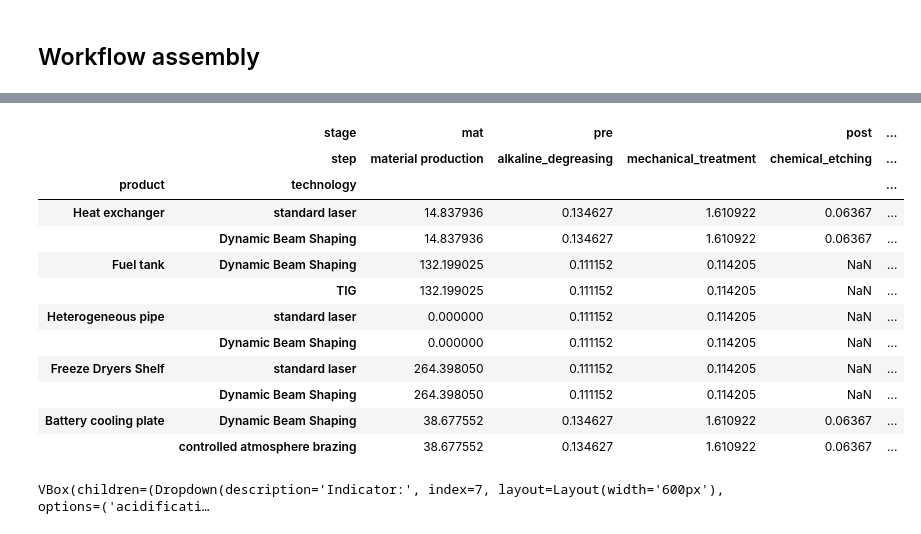
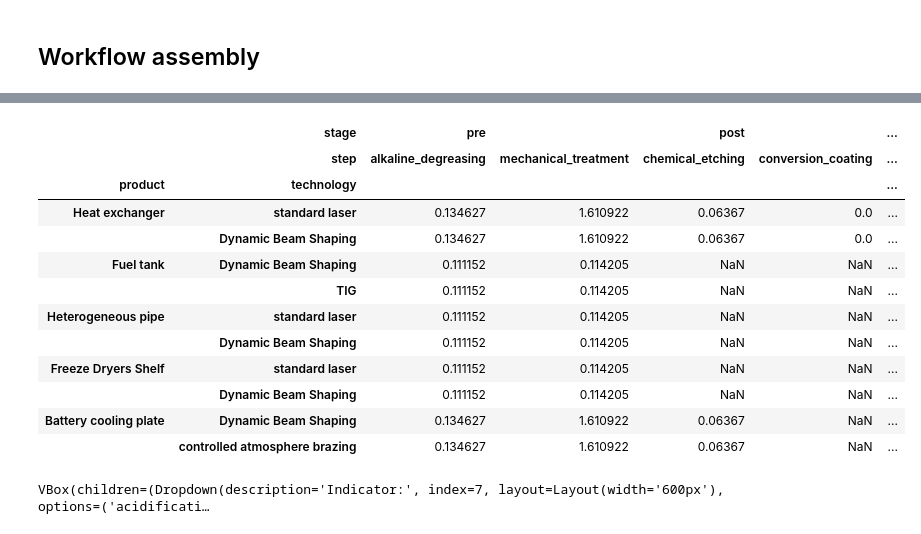
Before and after one commit to CMLPlatform/Lasers4MaaS_analysis, a Jupyter notebook: workflow_assembly.ipynb, the cells around one changed output, grey strips where cells are left out. Cells and saved outputs as stored; diff of their text form; code cells hidden in the pictures.

```diff
--- a/workflow_assembly.ipynb
+++ b/workflow_assembly.ipynb
@@ -39,6 +39,7 @@ INDICATORS = DEFAULT_INDICATORS
 DEFAULT_IMPACT = "climate change: total (EF v3.1 - IPCC 2021)"
 SCENARIO = "amount"           # "minimum", "amount" or "maximum"
 MATERIAL_CASE = "prototype"   # "prototype" or "production": selects the part weight
+INCLUDE_MATERIAL = False     # True adds the material production stage to the workflow results
 
 # Material markets (name, location) of each background; keys = PRODUCT_WORKFLOWS[...]["material"]
 MATERIAL_MARKETS = {
@@ -170,8 +171,16 @@ material_df.set_index("Key").T
 # %%
 joining_df = read_results(JOINING_RESULTS)
 prepost_df = read_results(PREPOST_RESULTS)
-workflow_df = workflow_table(PRODUCT_WORKFLOWS, joining_df, prepost_df, material_df, MATERIAL_CASE, SCENARIO)
+workflow_df = workflow_table(
+    PRODUCT_WORKFLOWS, joining_df, prepost_df, material_df, MATERIAL_CASE, SCENARIO,
+    include_material=INCLUDE_MATERIAL,
+)
+
 workflow_df[workflow_df["indicator"].str.startswith(DEFAULT_IMPACT)].pivot_table(
-    index=["product", "technology"], columns=["stage", "step"], values="value", sort=False)
+    index=["product", "technology"],
+    columns=["stage", "step"],
+    values="value",
+    sort=False,
+)
 # %% [output]
 WARNING: no LCIA data for 'conversion_coating' (aluminium) in Heat exchanger. Plotted as 0.
@@ -179,16 +187,16 @@ WARNING: no part weight or material LCIA for Heterogeneous pipe. Material stage
-|  | stage | mat | pre |  | post | ... |
-|  | step | material production | alkaline_degreasing | mechanical_treatment | chemical_etching | ... |
+|  | stage | pre |  | post |  | ... |
+|  | step | alkaline_degreasing | mechanical_treatment | chemical_etching | conversion_coating | ... |
 | product | technology |  |  |  |  | ... |
-| Heat exchanger | standard laser | 14.837936 | 0.134627 | 1.610922 | 0.06367 | ... |
-|  | Dynamic Beam Shaping | 14.837936 | 0.134627 | 1.610922 | 0.06367 | ... |
-| Fuel tank | Dynamic Beam Shaping | 132.199025 | 0.111152 | 0.114205 | NaN | ... |
-|  | TIG | 132.199025 | 0.111152 | 0.114205 | NaN | ... |
-| Heterogeneous pipe | standard laser | 0.000000 | 0.111152 | 0.114205 | NaN | ... |
-|  | Dynamic Beam Shaping | 0.000000 | 0.111152 | 0.114205 | NaN | ... |
-| Freeze Dryers Shelf | standard laser | 264.398050 | 0.111152 | 0.114205 | NaN | ... |
-|  | Dynamic Beam Shaping | 264.398050 | 0.111152 | 0.114205 | NaN | ... |
-| Battery cooling plate | Dynamic Beam Shaping | 38.677552 | 0.134627 | 1.610922 | 0.06367 | ... |
-|  | controlled atmosphere brazing | 38.677552 | 0.134627 | 1.610922 | 0.06367 | ... |
+| Heat exchanger | standard laser | 0.134627 | 1.610922 | 0.06367 | 0.0 | ... |
+|  | Dynamic Beam Shaping | 0.134627 | 1.610922 | 0.06367 | 0.0 | ... |
+| Fuel tank | Dynamic Beam Shaping | 0.111152 | 0.114205 | NaN | NaN | ... |
+|  | TIG | 0.111152 | 0.114205 | NaN | NaN | ... |
+| Heterogeneous pipe | standard laser | 0.111152 | 0.114205 | NaN | NaN | ... |
+|  | Dynamic Beam Shaping | 0.111152 | 0.114205 | NaN | NaN | ... |
+| Freeze Dryers Shelf | standard laser | 0.111152 | 0.114205 | NaN | NaN | ... |
+|  | Dynamic Beam Shaping | 0.111152 | 0.114205 | NaN | NaN | ... |
+| Battery cooling plate | Dynamic Beam Shaping | 0.134627 | 1.610922 | 0.06367 | NaN | ... |
+|  | controlled atmosphere brazing | 0.134627 | 1.610922 | 0.06367 | NaN | ... |
 # %%
 display(plots.workflow_bars(workflow_df, STAGE_TITLES, DEFAULT_IMPACT, SCENARIO))
 # %% [output]
```
Also changed, not shown: parts of 1 cell of this notebook, 11 other files.
